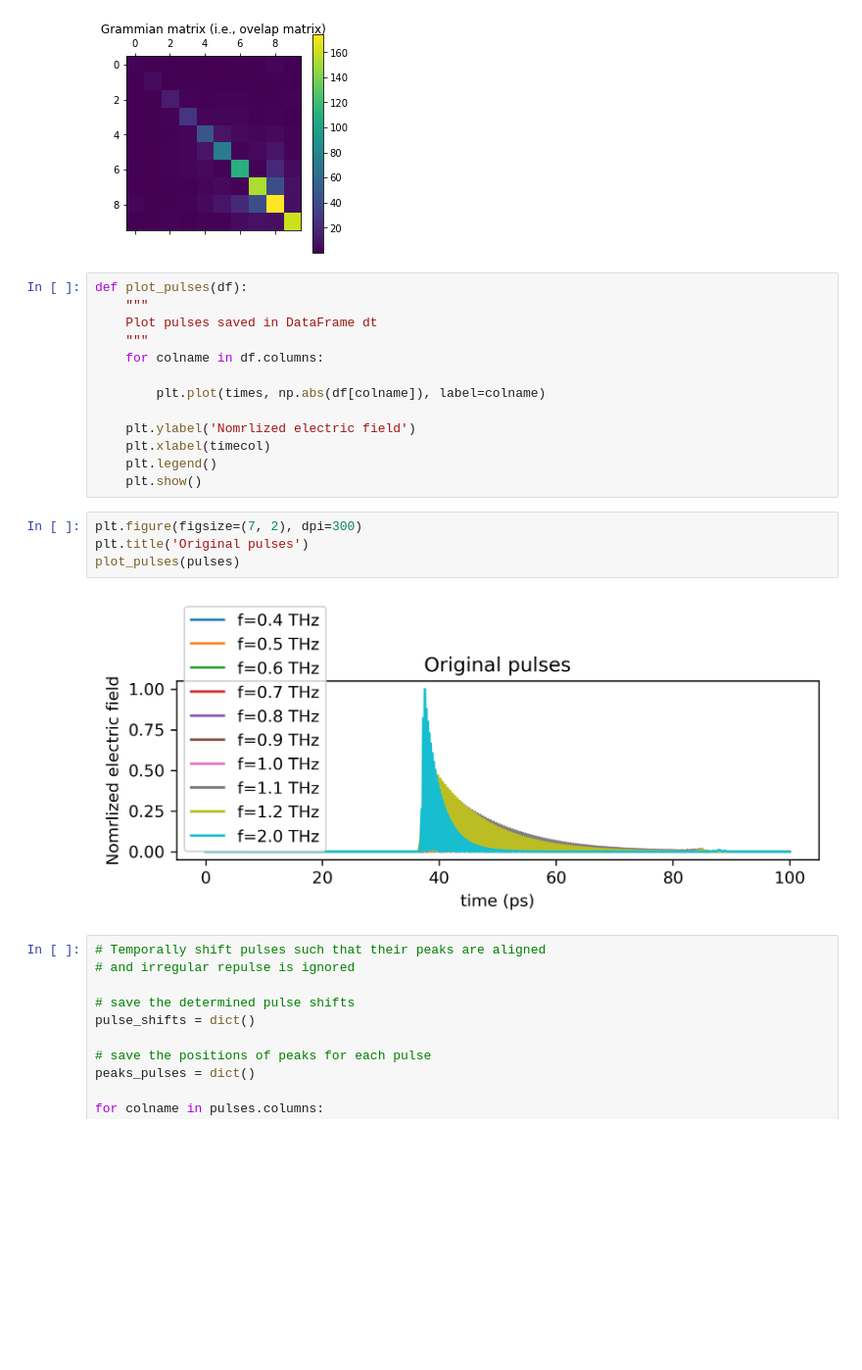
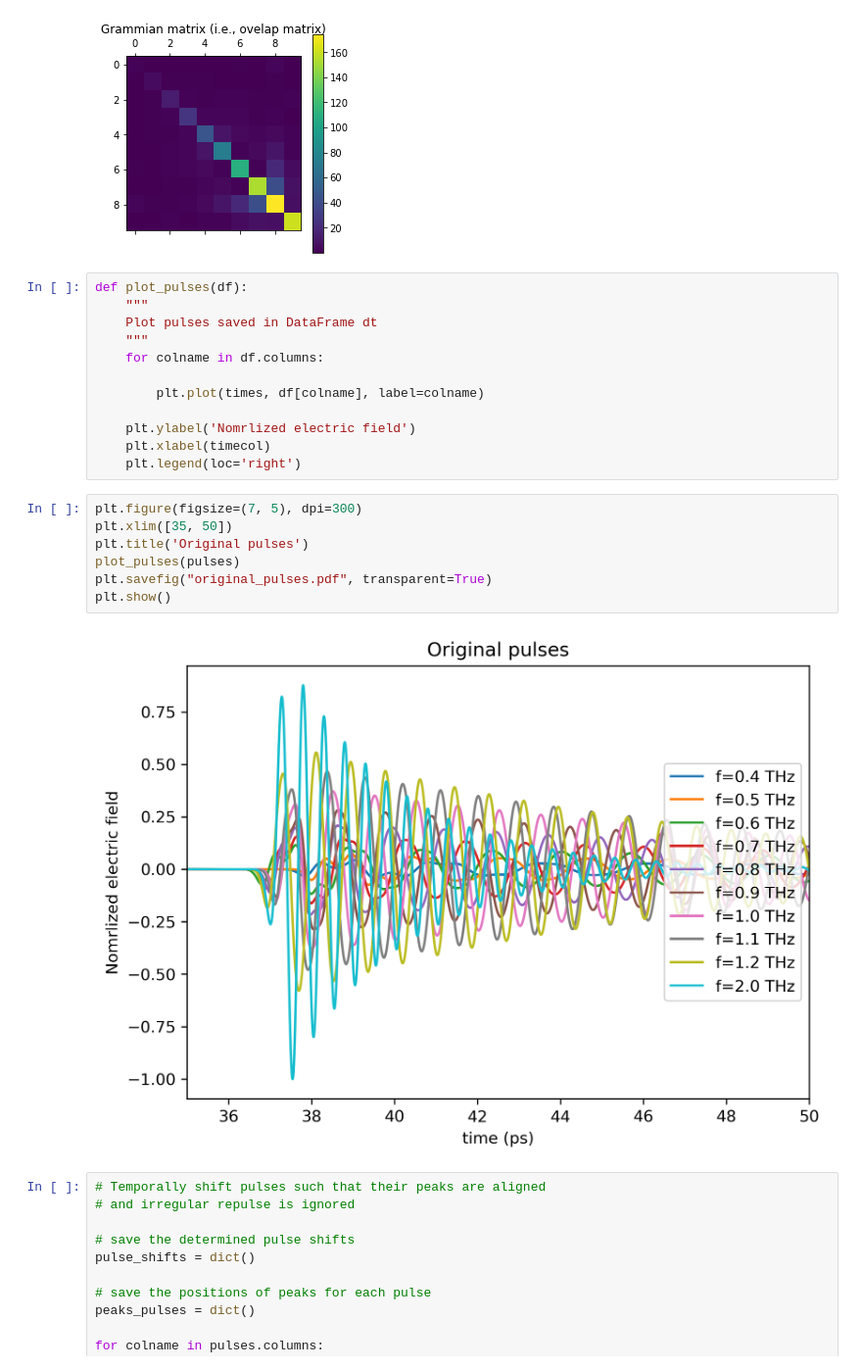
Before and after one commit to dibondar/superoscilations, a Jupyter notebook: how_to_get_superoscilations.ipynb, the cells around one changed output. Shown at 98% size. Cells and saved outputs as stored; diff of their text form; blank space fills up the shorter version.

```diff
--- a/how_to_get_superoscilations.ipynb
+++ b/how_to_get_superoscilations.ipynb
@@ -68,18 +68,20 @@ def plot_pulses(df):
     """
     for colname in df.columns:
 
-        plt.plot(times, np.abs(df[colname]), label=colname)
+        plt.plot(times, df[colname], label=colname)
 
     plt.ylabel('Nomrlized electric field')
     plt.xlabel(timecol)
-    plt.legend()
-    plt.show()
+    plt.legend(loc='right')
 # %%
-plt.figure(figsize=(7, 2), dpi=300)
+plt.figure(figsize=(7, 5), dpi=300)
+plt.xlim([35, 50])
 plt.title('Original pulses')
 plot_pulses(pulses)
+plt.savefig("original_pulses.pdf", transparent=True)
+plt.show()
 # %% [output]
-[figure, old version]
+[figure, new version]
 # %%
 # Temporally shift pulses such that their peaks are aligned
 # and irregular repulse is ignored
```
Also changed, not shown: parts of 2 cells of this notebook.
